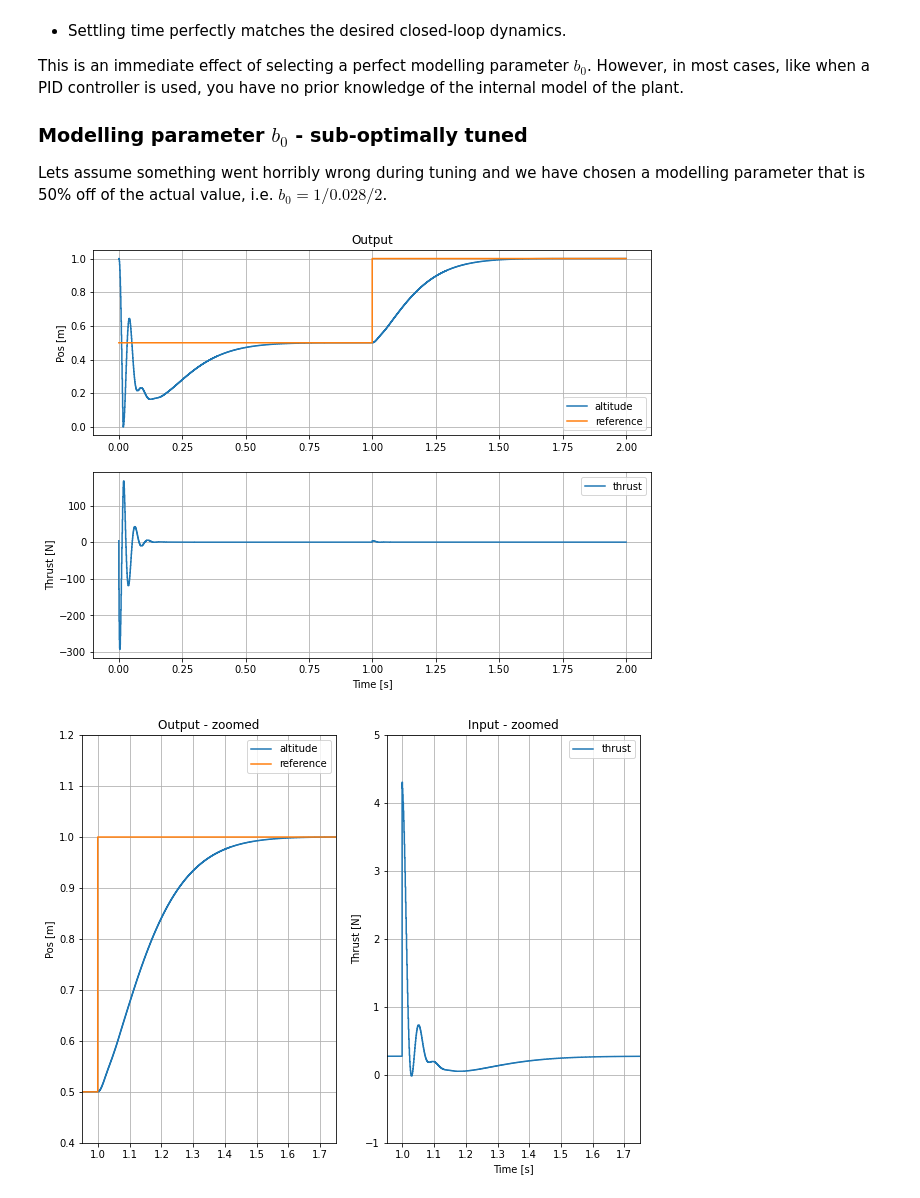
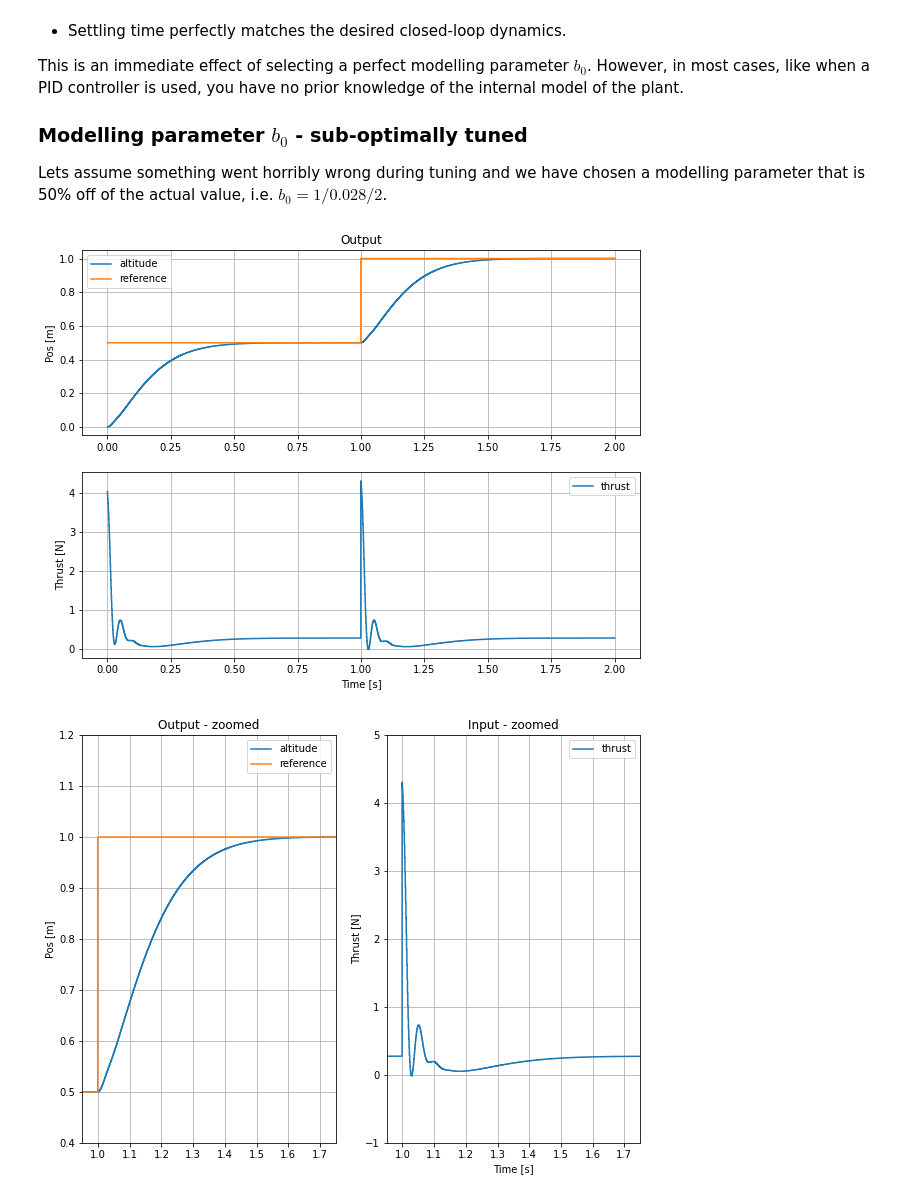
Before and after one commit to onguntoglu/pyadrc, a Jupyter notebook: docs/user_manual.ipynb, the cells around one changed output. Drawn from its saved outputs; the diff is of its cells as text; code cells hidden in the pictures.

```diff
--- a/docs/user_manual.ipynb
+++ b/docs/user_manual.ipynb
@@ -126,6 +127,8 @@ Lets assume something went horribly wrong during tuning and we have chosen a mod
 # %%
 adrc = pyadrc.StateSpace(order=2, delta=delta, b0=1/0.028/2, t_settle=0.5, k_eso=10)
 # %%
+quad = pyadrc.QuadAltitude(dt=0.001, m=0.028, g=9.807)
+
 u = 0
 r_1 = 0.5
 r_2 = 1.
@@ -160,33 +163,33 @@ plt.legend()
 plt.grid()
 
 plt.subplot(2, 1, 2)
 plt.plot(t, _u, ds='steps', label='thrust')
 plt.legend()
 plt.ylabel('Thrust [N]')
 plt.xlabel('Time [s]')
 plt.grid()
 
 plt.figure()
 plt.subplot(1, 2, 1)
 plt.plot(t, _y, ds='steps', label='altitude')
 plt.plot(t, _setpoint, ds='steps', label='reference')
 plt.ylabel('Pos [m]')
 plt.title('Output - zoomed')
 plt.xlim([0.95, 1.75])
 plt.ylim([0.4, 1.2])
 plt.legend()
 plt.grid()
 
 plt.subplot(1, 2, 2)
 plt.plot(t, _u, ds='steps', label='thrust')
 plt.legend()
 plt.title('Input - zoomed')
 plt.ylabel('Thrust [N]')
 plt.xlabel('Time [s]')
 plt.xlim([0.95, 1.75])
 plt.ylim([-1, 5])
 plt.grid()
 # %% [output]
-[figure, old version]
+[figure, new version]
 [figure]
 # %% [markdown]
```
Also changed, not shown: parts of 5 cells of this notebook.
